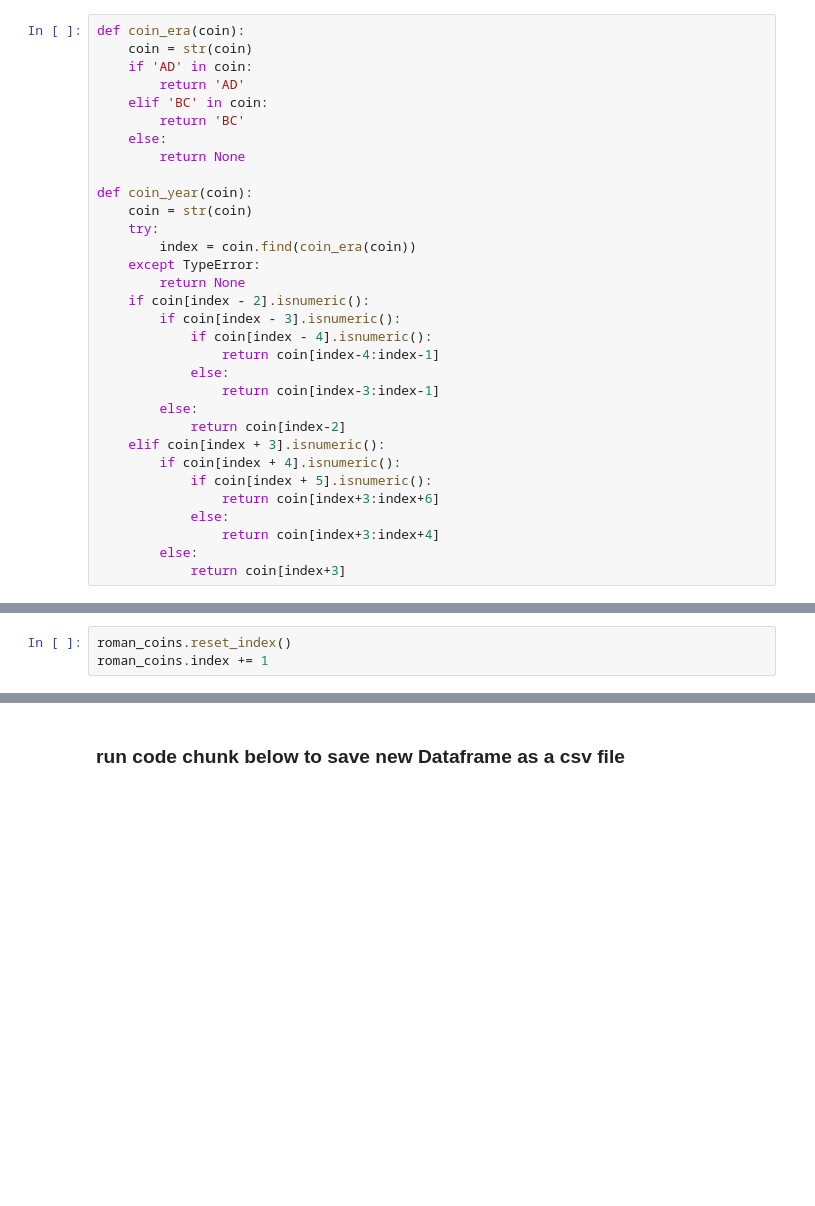
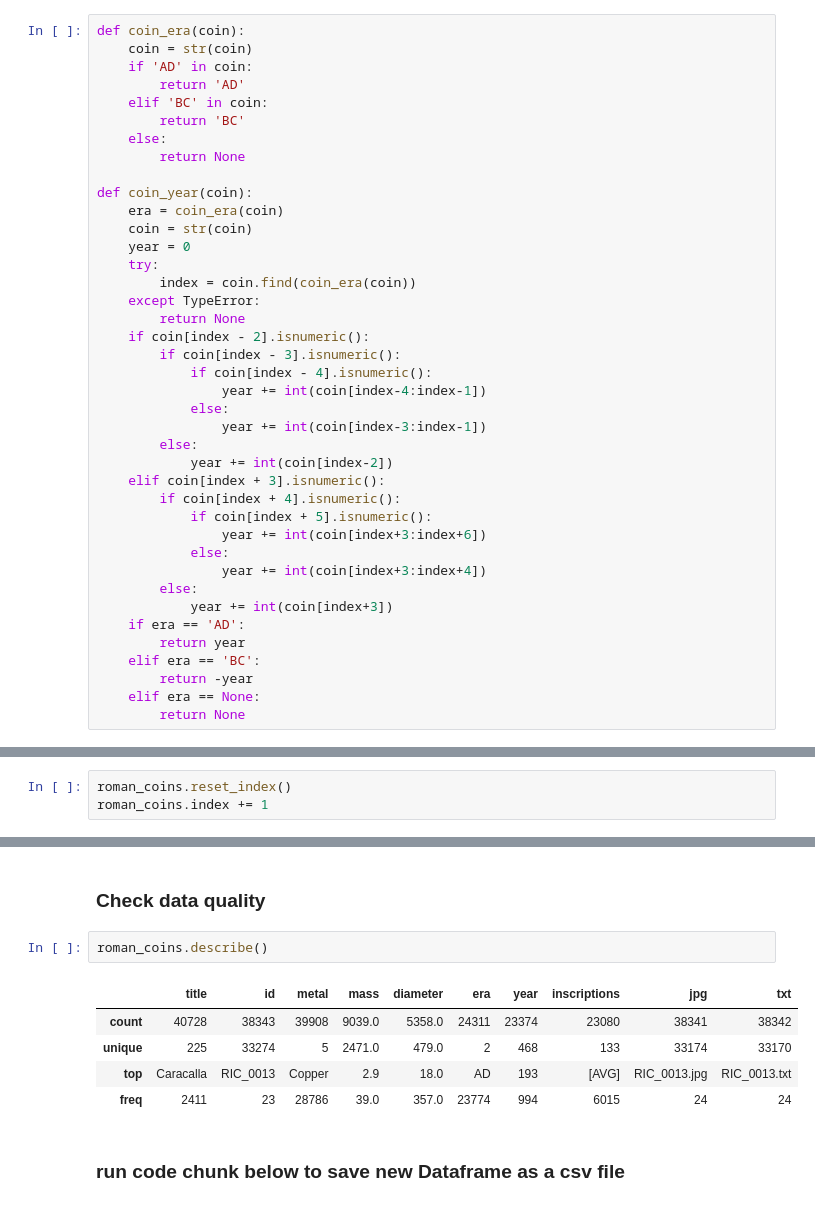
Before and after one commit to vbalalian/data-portfolio, a Jupyter notebook: Roman_coins/Roman_Coin_Webscraping.ipynb, the cells around one changed output, grey strips where cells are left out. Saved outputs shown, nothing was run; the diff lists cells and outputs as text; blank space fills up the shorter version.

Commit message:
Add coin_year_test

```diff
--- a/Roman_coins/Roman_Coin_Webscraping.ipynb
+++ b/Roman_coins/Roman_Coin_Webscraping.ipynb
@@ -240,7 +238,9 @@ def coin_era(coin):
         return None
 
 def coin_year(coin):
+    era = coin_era(coin)
     coin = str(coin)
+    year = 0
     try:
         index = coin.find(coin_era(coin))
     except TypeError:
@@ -248,16 +248,22 @@ def coin_year(coin):
     if coin[index - 2].isnumeric():
         if coin[index - 3].isnumeric():
             if coin[index - 4].isnumeric():
-                return coin[index-4:index-1]
+                year += int(coin[index-4:index-1])
             else:
-                return coin[index-3:index-1]
+                year += int(coin[index-3:index-1])
         else:
-            return coin[index-2]
+            year += int(coin[index-2])
     elif coin[index + 3].isnumeric():
         if coin[index + 4].isnumeric():
             if coin[index + 5].isnumeric():
-                return coin[index+3:index+6]
+                year += int(coin[index+3:index+6])
             else:
-                return coin[index+3:index+4]
+                year += int(coin[index+3:index+4])
         else:
-            return coin[index+3]
+            year += int(coin[index+3])
+    if era == 'AD':
+        return year
+    elif era == 'BC':
+        return -year
+    elif era == None:
+        return None
@@ -463,6 +486,16 @@ roman_coins.head(10)
 | 4 | Aelia Flaccilla | _antioch_RIC_061_G | Copper | None | NaN | None | None | [AVG] | _antioch_RIC_061_G.jpg | _antioch_RIC_061_G.txt |
 | 5 | Aelia Flaccilla | _antioch_RIC_062,D | Copper | None | NaN | None | None | [AVG] | _antioch_RIC_062,D.jpg | _antioch_RIC_062,D.txt |
 | 6 | Aelia Flaccilla | _antioch_RIC_062 | Copper | None | 22.0 | None | None | [AVG] | _antioch_RIC_062.jpg | _antioch_RIC_062.txt |
+# %% [markdown]
+### Check data quality
+# %%
+roman_coins.describe()
+# %% [output]
+|  | title | id | metal | mass | diameter | era | year | inscriptions | jpg | txt |
+| count | 40728 | 38343 | 39908 | 9039.0 | 5358.0 | 24311 | 23374 | 23080 | 38341 | 38342 |
+| unique | 225 | 33274 | 5 | 2471.0 | 479.0 | 2 | 468 | 133 | 33174 | 33170 |
+| top | Caracalla | RIC_0013 | Copper | 2.9 | 18.0 | AD | 193 | [AVG] | RIC_0013.jpg | RIC_0013.txt |
+| freq | 2411 | 23 | 28786 | 39.0 | 357.0 | 23774 | 994 | 6015 | 24 | 24 |
 # %% [markdown]
 ### run code chunk below to save new Dataframe as a csv file
 # %%
```
Also changed, not shown: parts of 4 cells of this notebook.
